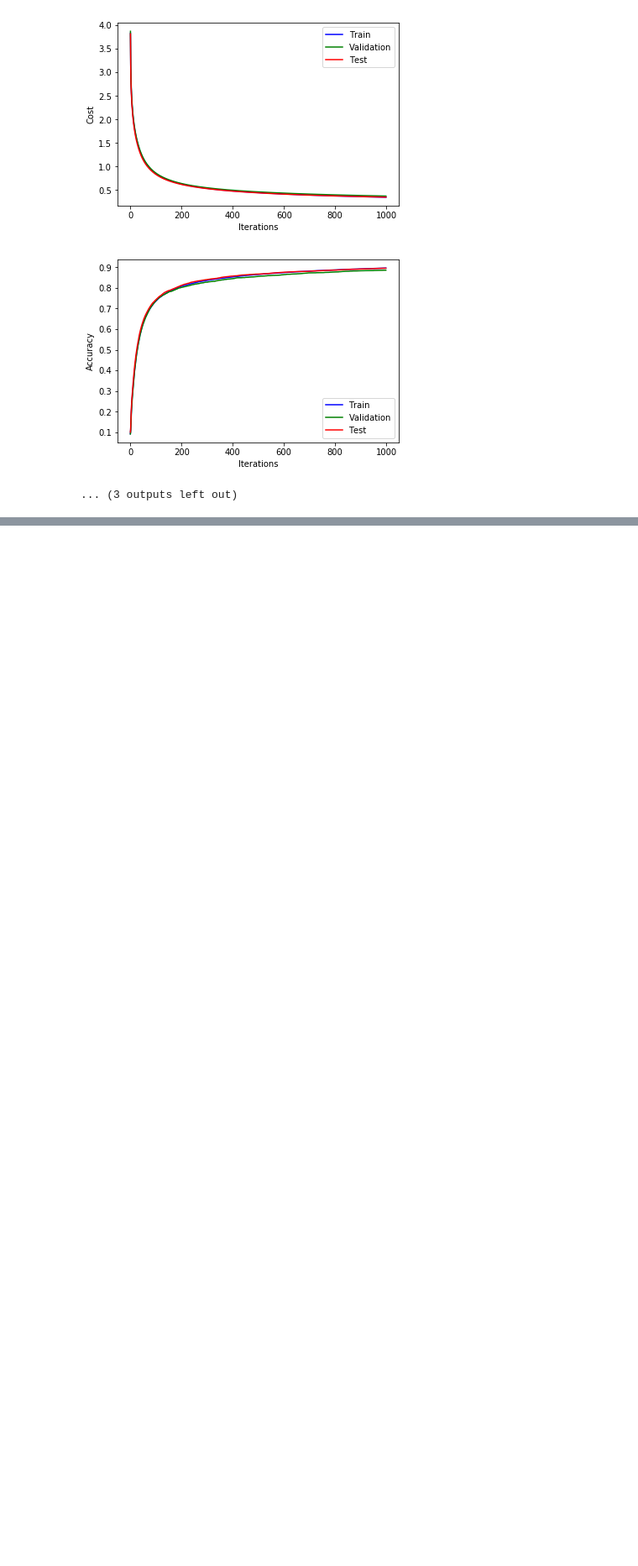
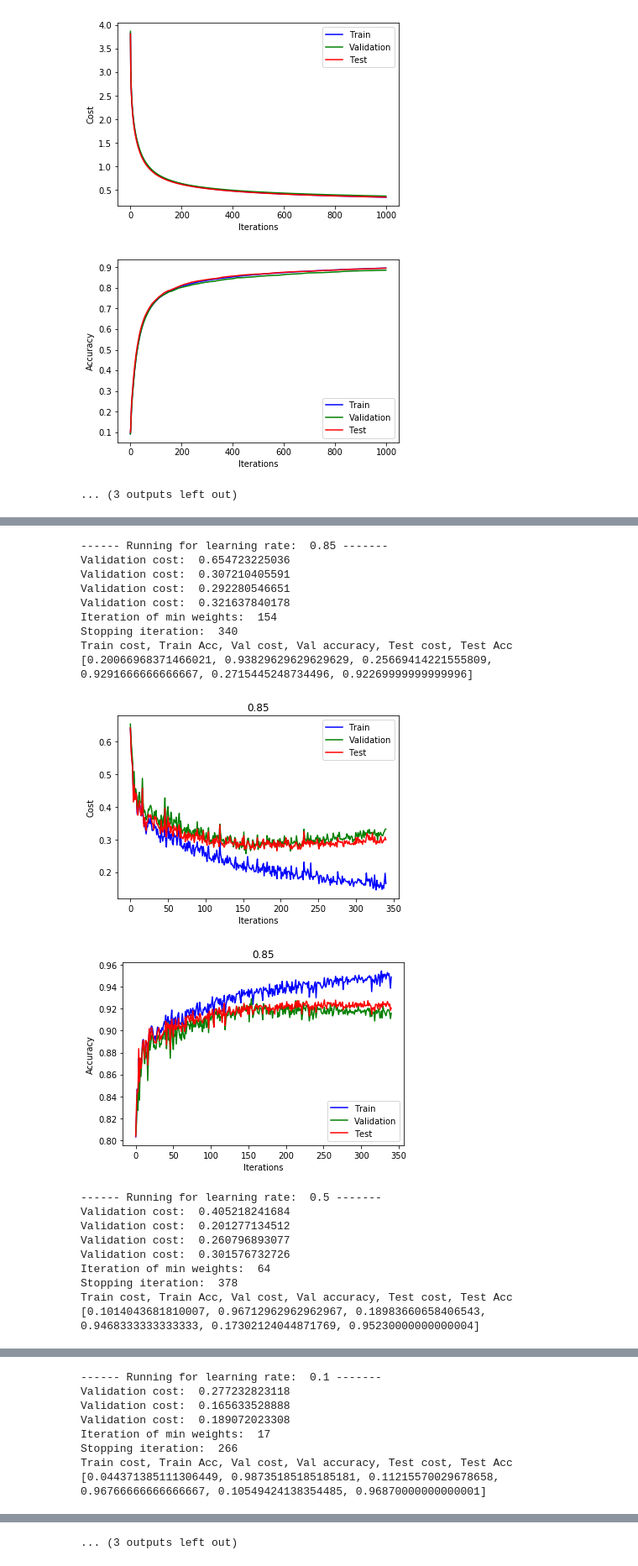
Before and after one commit to divya-pitta/neuralnets253, a Jupyter notebook: HW2_BackPropagation/Classification_OneHiddenLayer.ipynb, the cells around one changed output, grey strips where cells are left out. Shown: that part at 84% size. Cells and saved outputs as stored; diff of their text form; code cells hidden in the pictures; blank space fills up the shorter version.

```diff
--- a/HW2_BackPropagation/Classification_OneHiddenLayer.ipynb
+++ b/HW2_BackPropagation/Classification_OneHiddenLayer.ipynb
@@ -282,5 +284,6 @@ Validation Accuracy at lowest validation cost:  0.886
 epsilon = 0.001
 batch_size = 128
 batches = len(trainImages)//batch_size
-learningRates =  [0.1]#[0.1, 0.05, 0.01, 0.001, 0.0001]#[0.0001, 0.0015, 0.1, 0.01, 0.015, 0.2, 0.001]#, 0.1, 0.01, 0.001, 0.0001] #[0.8, 0.5, 0.1]#, 0.01]
-maxIters = 100
+learningRates =  [0.1, 0.05, 0.01]#, 0.001, 0.0001]#[0.0001, 0.0015, 0.1, 0.01, 0.015, 0.2, 0.001]#, 0.1, 0.01, 0.001, 0.0001] #[0.8, 0.5, 0.1]#, 0.01]
+maxIters = 1000
+decayRate = 0.9
@@ -421,0 +584,28 @@ for lR in learningRates:
+# %%
+epsilon = 0.001
+batch_size = 128
+batches = len(trainImages)//batch_size
+learningRates =  [0.85, 0.5, 0.1, 0.05, 0.01]#, 0.001, 0.0001]#[0.0001, 0.0015, 0.1, 0.01, 0.015, 0.2, 0.001]#, 0.1, 0.01, 0.001, 0.0001] #[0.8, 0.5, 0.1]#, 0.01]
+maxIters = 1000
+decayRate = 0.9
+# %%
+results = twoLayerNeuralNetwork(learningRates, 500)
+# %% [output]
+------ Running for learning rate:  0.85 -------
+Validation cost:  0.654723225036
+Validation cost:  0.307210405591
+Validation cost:  0.292280546651
+Validation cost:  0.321637840178
+Iteration of min weights:  154
+Stopping iteration:  340
+Train cost, Train Acc, Val cost, Val accuracy, Test cost, Test Acc [0.20066968371466021, 0.93829629629629629, 0.25669414221555809, 0.9291666666666667, 0.2715445248734496, 0.92269999999999996]
+[figure, added]
+[figure, added]
+------ Running for learning rate:  0.5 -------
+Validation cost:  0.405218241684
+Validation cost:  0.201277134512
+Validation cost:  0.260796893077
+Validation cost:  0.301576732726
+Iteration of min weights:  64
+Stopping iteration:  378
+Train cost, Train Acc, Val cost, Val accuracy, Test cost, Test Acc [0.1014043681810007, 0.96712962962962967, 0.18983660658406543, 0.9468333333333333, 0.17302124044871769, 0.95230000000000004]
@@ -421,0 +614,7 @@ for lR in learningRates:
+------ Running for learning rate:  0.1 -------
+Validation cost:  0.277232823118
+Validation cost:  0.165633528888
+Validation cost:  0.189072023308
+Iteration of min weights:  17
+Stopping iteration:  266
+Train cost, Train Acc, Val cost, Val accuracy, Test cost, Test Acc [0.044371385111306449, 0.98735185185185181, 0.11215570029678658, 0.96766666666666667, 0.10549424138354485, 0.96870000000000001]
@@ -421,0 +633 @@ for lR in learningRates:
+... (3 outputs left out)
```
Also changed, not shown: parts of 6 cells of this notebook.
